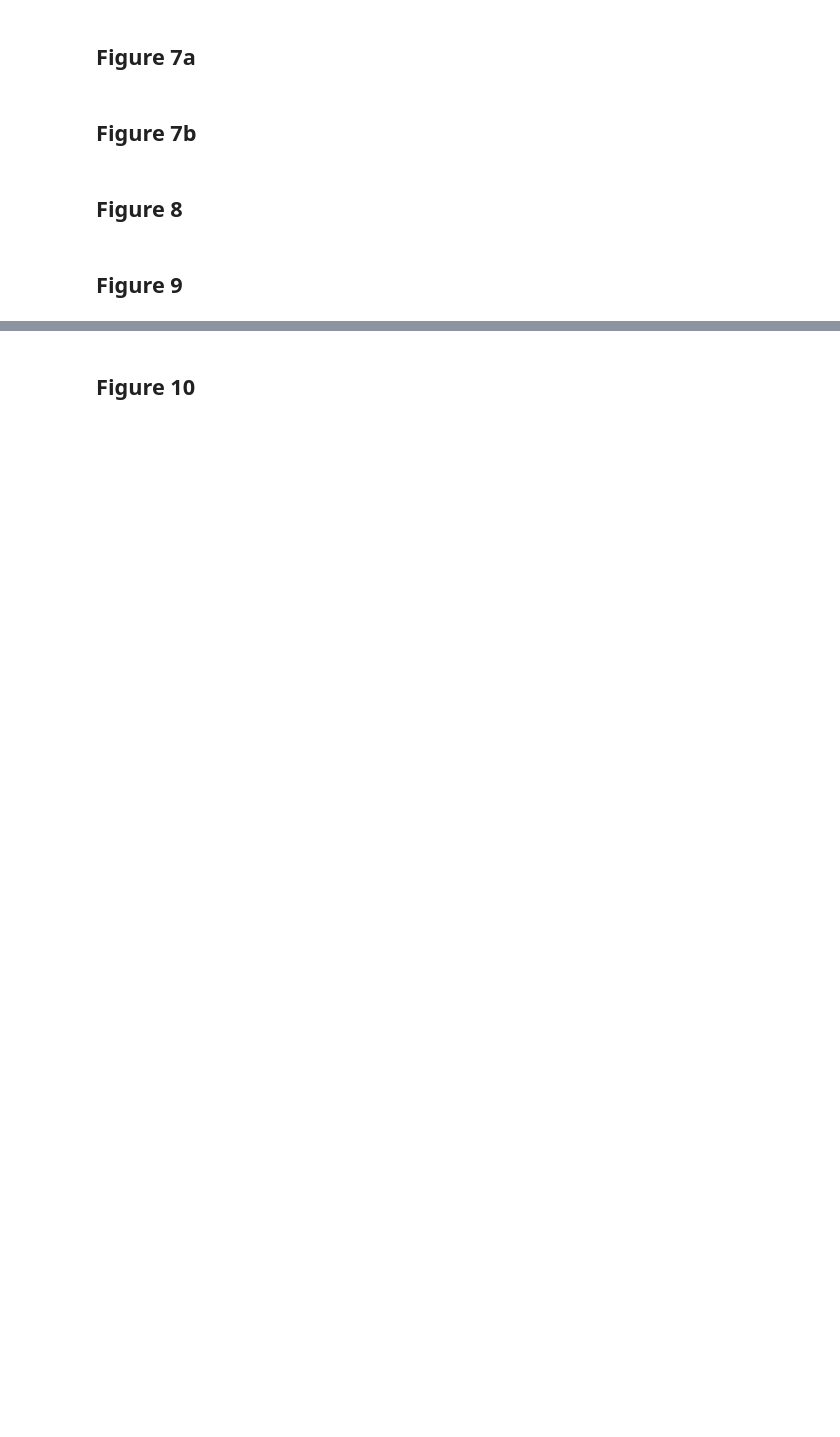
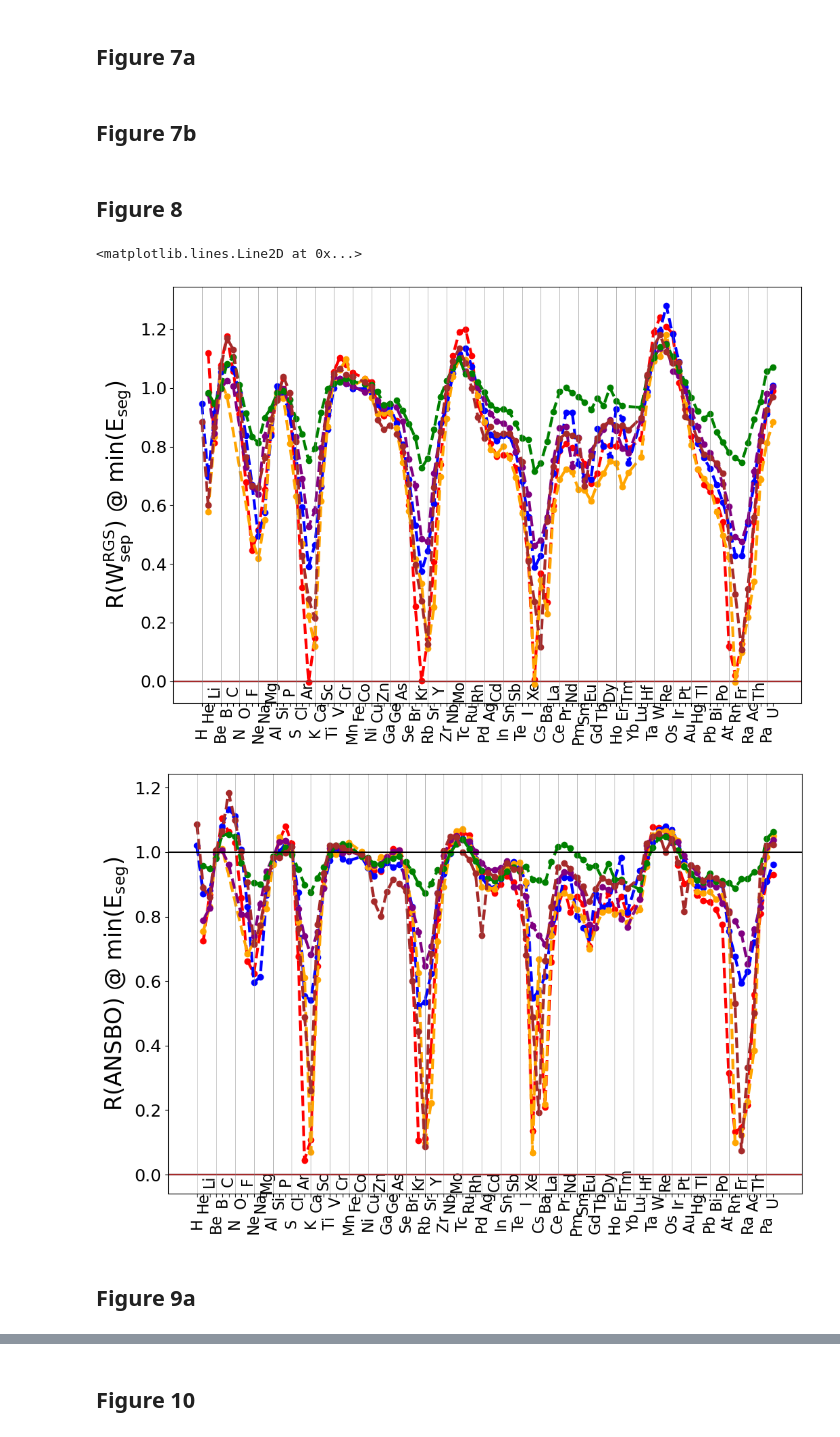
Before and after one commit to ligerzero-ai/FeGB_PtableSeg_FromFirstPrinciples_Data, a Jupyter notebook: QuickStart.ipynb, the cells around one changed output, grey strips where cells are left out. Cells and saved outputs as stored; diff of their text form; code cells hidden in the pictures; blank space fills up the shorter version.

```diff
--- a/QuickStart.ipynb
+++ b/QuickStart.ipynb
@@ -413,5 +395,38 @@ for conc in alloy_conc:
 ## Figure 7b
 # %% [markdown]
 ## Figure 8
+# %%
+# 8a Wsep
+fig, ax1 = plot_minEseg_prop(df[df["E_seg"] < 0],
+                        y_prop="R_Wsep_RGS", # Adjust this to be Wsep_RGS_min for absolute values
+                      x_prop="Z",
+                      ylabel=r"R(W$_{\rm{sep}}^{\rm{RGS}})$ @ $\rm{min}(E_{\rm{seg}})$",
+                      figsize=(12, 8),
+                      shift_xticks=True,
+                      xlabel_fontsize=24,
+                      xtick_yshift = -0.045,
+                      ylabel_fontsize=24,
+                      xtick_fontsize=16,
+                      ytick_fontsize=18,
+                      legend_fontsize=18)
+
+# 8b ANSBO
+fig, ax1 = plot_minEseg_prop(df,
+                        y_prop="R_DDEC6_ANSBO", # Adjust this to be DDEC6_ANSBO_min for absolute values
+                      x_prop="Z",
+                      ylabel=r"R(ANSBO) @ $\rm{min}(E_{\rm{seg}})$",
+                      figsize=(12, 8),
+                      shift_xticks=True,
+                      xlabel_fontsize=24,
+                      xtick_yshift = -0.045,
+                      ylabel_fontsize=24,
+                      xtick_fontsize=16,
+                      ytick_fontsize=18,
+                      legend_fontsize=18)
+ax1.axhline(1, color="k", linestyle="-")
+# %% [output]
+<matplotlib.lines.Line2D at 0x...>
+[figure, added]
+[figure, added]
 # %% [markdown]
-## Figure 9
+## Figure 9a
```
Also changed, not shown: parts of 9 cells of this notebook, 1 other file.
